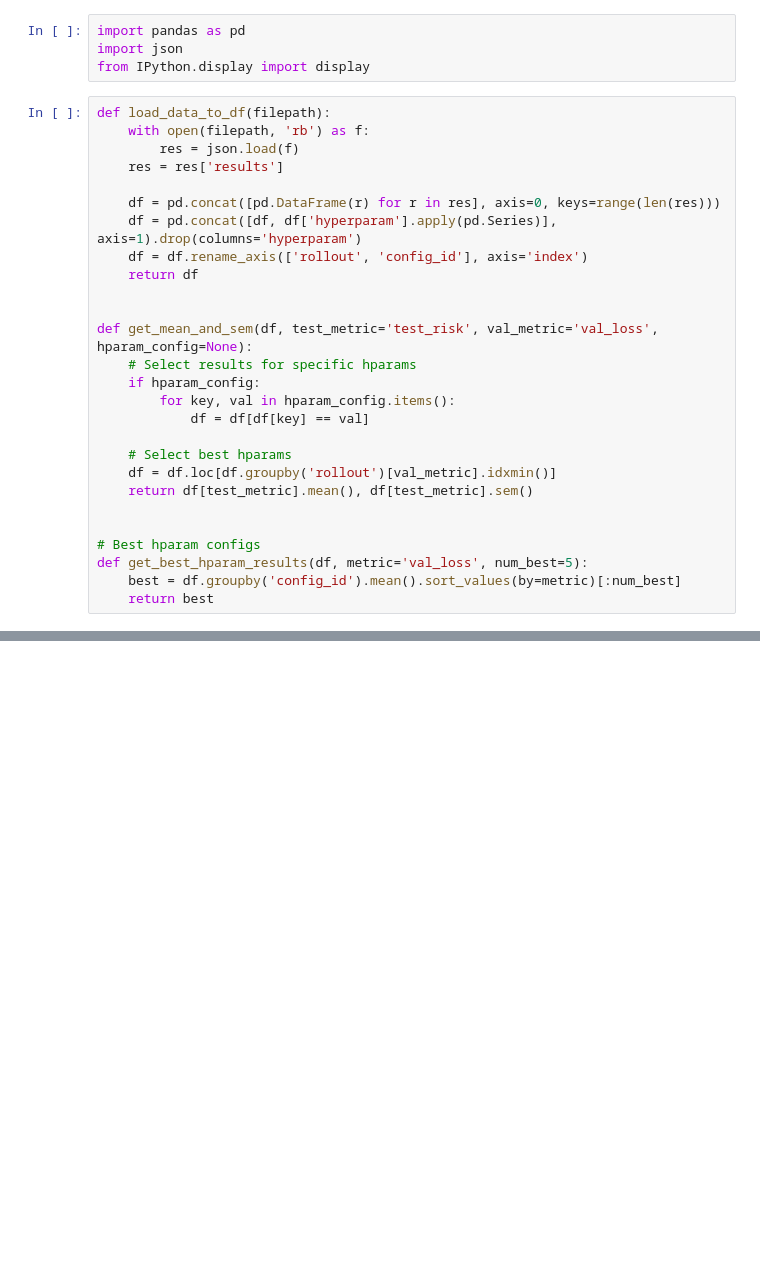
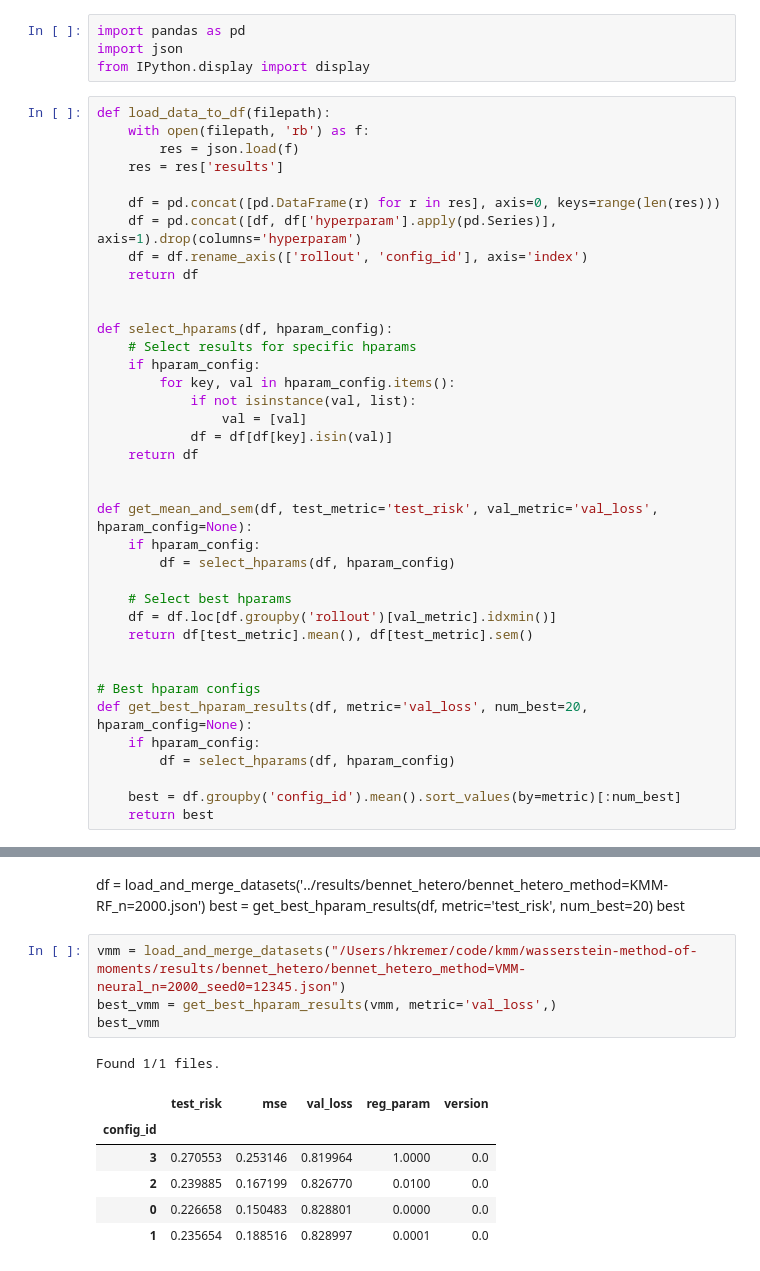
Before and after one commit to HeinerKremer/conditional-moment-restrictions, a Jupyter notebook: experiments/eval_data_pandas.ipynb, the cells around one changed output, grey strips where cells are left out. Saved outputs shown, nothing was run; the diff lists cells and outputs as text; blank space fills up the shorter version.

```diff
--- a/experiments/eval_data_pandas.ipynb
+++ b/experiments/eval_data_pandas.ipynb
@@ -14,11 +14,19 @@ def load_data_to_df(filepath):
     return df
 
 
-def get_mean_and_sem(df, test_metric='test_risk', val_metric='val_loss', hparam_config=None):
+def select_hparams(df, hparam_config):
     # Select results for specific hparams
     if hparam_config:
         for key, val in hparam_config.items():
-            df = df[df[key] == val]
+            if not isinstance(val, list):
+                val = [val]
+            df = df[df[key].isin(val)]
+    return df
+
+
+def get_mean_and_sem(df, test_metric='test_risk', val_metric='val_loss', hparam_config=None):
+    if hparam_config:
+        df = select_hparams(df, hparam_config)
 
     # Select best hparams
     df = df.loc[df.groupby('rollout')[val_metric].idxmin()]
@@ -26,7 +34,10 @@ def get_mean_and_sem(df, test_metric='test_risk', val_metric='val_loss', hparam_
 
 
 # Best hparam configs
-def get_best_hparam_results(df, metric='val_loss', num_best=5):
+def get_best_hparam_results(df, metric='val_loss', num_best=20, hparam_config=None):
+    if hparam_config:
+        df = select_hparams(df, hparam_config)
+
     best = df.groupby('config_id').mean().sort_values(by=metric)[:num_best]
     return best
 # %%
@@ -100,0 +103,16 @@ dict_keys(['results_summarized', 'results'])
+# %% [markdown]
+df = load_and_merge_datasets('../results/bennet_hetero/bennet_hetero_method=KMM-RF_n=2000.json')
+best = get_best_hparam_results(df, metric='test_risk', num_best=20)
+best
+# %%
+vmm = load_and_merge_datasets("/Users/hkremer/code/kmm/wasserstein-method-of-moments/results/bennet_hetero/bennet_hetero_method=VMM-neural_n=2000_seed0=12345.json")
+best_vmm = get_best_hparam_results(vmm, metric='val_loss',)
+best_vmm
+# %% [output]
+Found 1/1 files.
+|  | test_risk | mse | val_loss | reg_param | version |
+| config_id |  |  |  |  |  |
+| 3 | 0.270553 | 0.253146 | 0.819964 | 1.0000 | 0.0 |
+| 2 | 0.239885 | 0.167199 | 0.826770 | 0.0100 | 0.0 |
+| 0 | 0.226658 | 0.150483 | 0.828801 | 0.0000 | 0.0 |
+| 1 | 0.235654 | 0.188516 | 0.828997 | 0.0001 | 0.0 |
```
Also changed, not shown: parts of 11 cells of this notebook, 5 other files.
